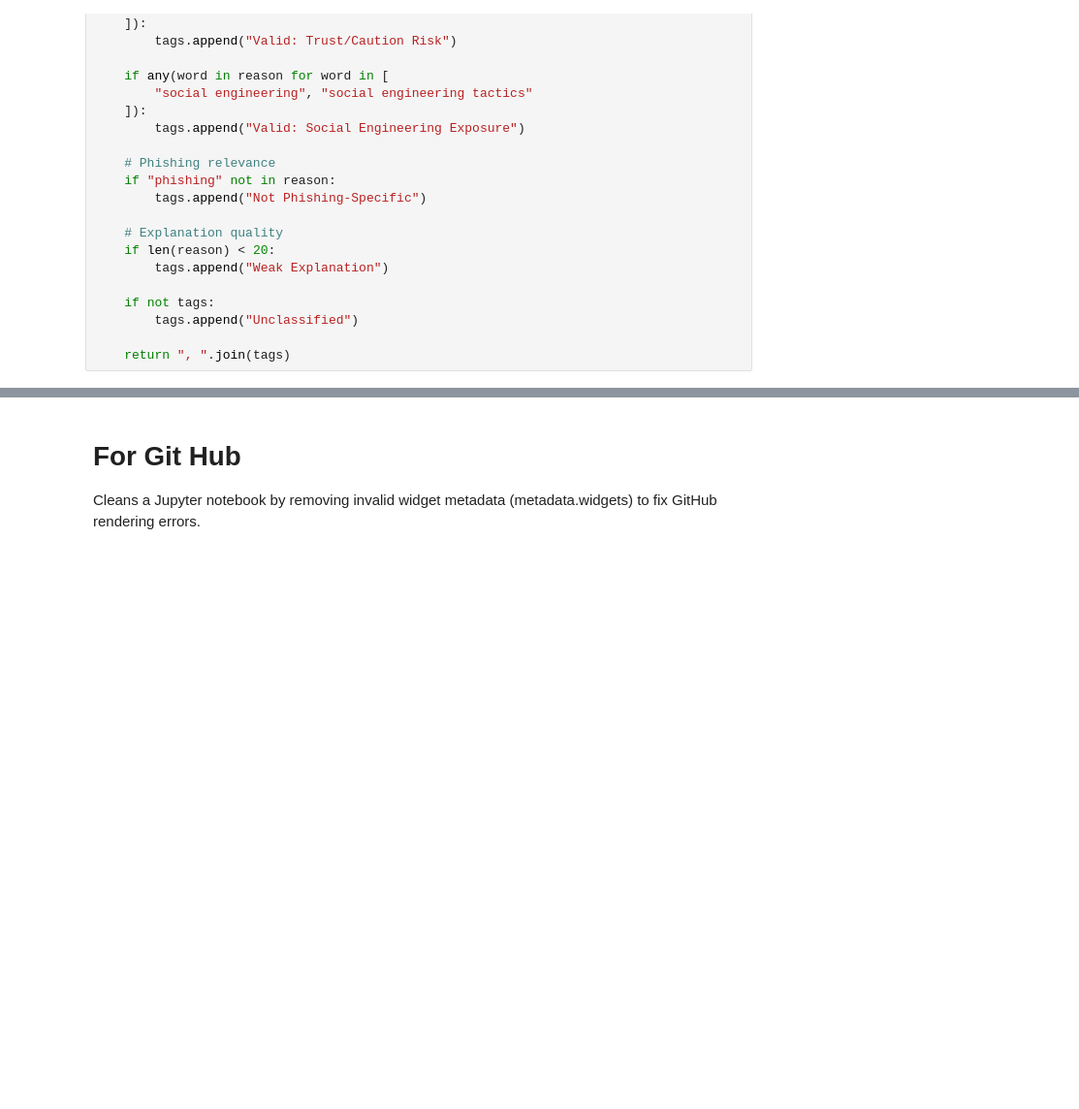
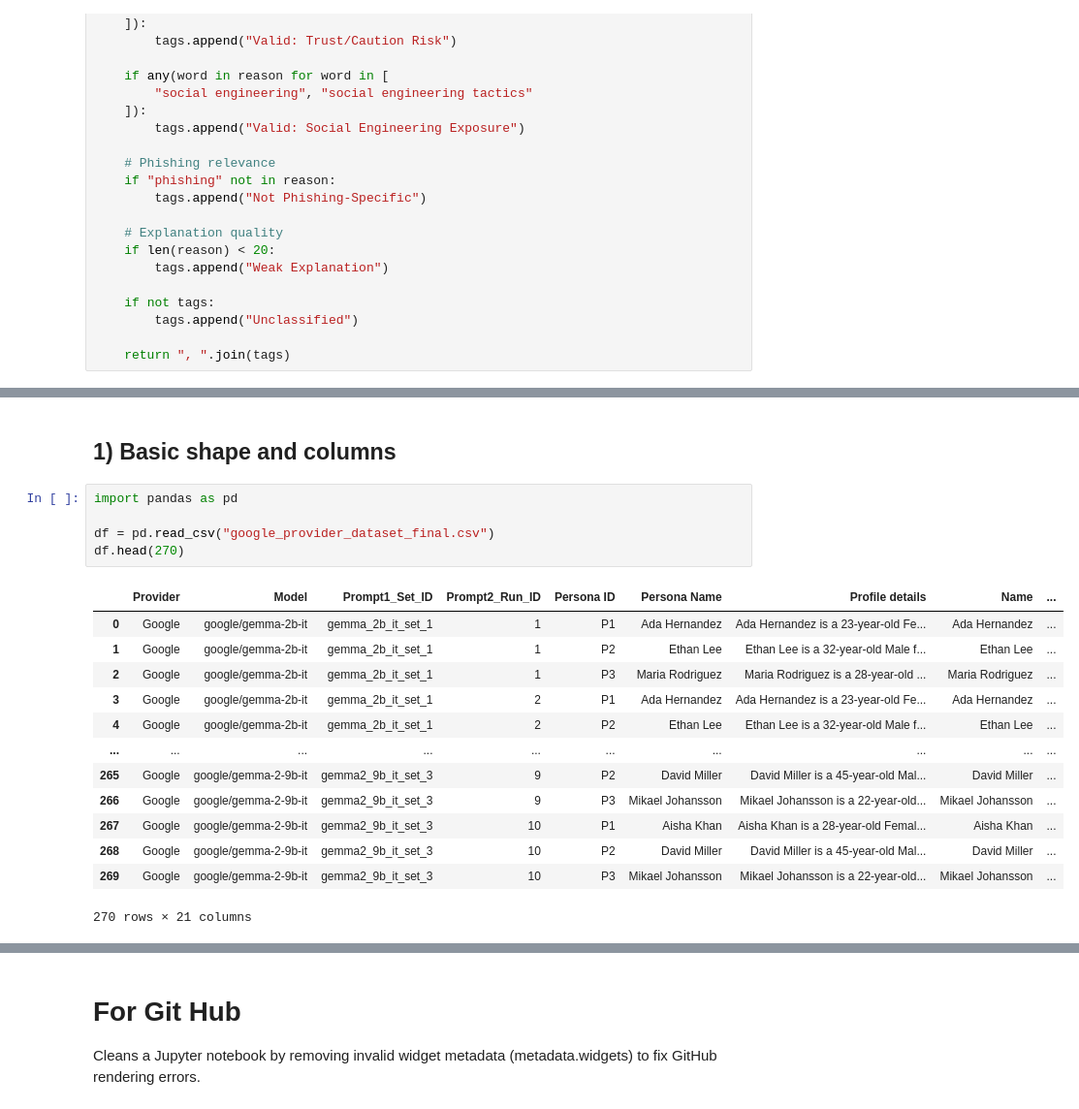
Before and after one commit to Sahar-Hassan5588/Assignment2-Advanced-Topics, a Jupyter notebook: Dataset_Generation_GoogleProvider.ipynb, the cells around one changed output, grey strips where cells are left out. Shown at 97% size. Cells and saved outputs as stored; diff of their text form; blank space fills up the shorter version.

```diff
--- a/Dataset_Generation_GoogleProvider.ipynb
+++ b/Dataset_Generation_GoogleProvider.ipynb
@@ -967,0 +1795,21 @@ len(df_google)
+# %% [markdown]
+## 1) Basic shape and columns
+# %%
+import pandas as pd
+
+df = pd.read_csv("google_provider_dataset_final.csv")
+df.head(270)
+# %% [output]
+|  | Provider | Model | Prompt1_Set_ID | Prompt2_Run_ID | Persona ID | Persona Name | Profile details | Name | ... |
+| 0 | Google | google/gemma-2b-it | gemma_2b_it_set_1 | 1 | P1 | Ada Hernandez | Ada Hernandez is a 23-year-old Fe... | Ada Hernandez | ... |
+| 1 | Google | google/gemma-2b-it | gemma_2b_it_set_1 | 1 | P2 | Ethan Lee | Ethan Lee is a 32-year-old Male f... | Ethan Lee | ... |
+| 2 | Google | google/gemma-2b-it | gemma_2b_it_set_1 | 1 | P3 | Maria Rodriguez | Maria Rodriguez is a 28-year-old ... | Maria Rodriguez | ... |
+| 3 | Google | google/gemma-2b-it | gemma_2b_it_set_1 | 2 | P1 | Ada Hernandez | Ada Hernandez is a 23-year-old Fe... | Ada Hernandez | ... |
+| 4 | Google | google/gemma-2b-it | gemma_2b_it_set_1 | 2 | P2 | Ethan Lee | Ethan Lee is a 32-year-old Male f... | Ethan Lee | ... |
+| ... | ... | ... | ... | ... | ... | ... | ... | ... | ... |
+| 265 | Google | google/gemma-2-9b-it | gemma2_9b_it_set_3 | 9 | P2 | David Miller | David Miller is a 45-year-old Mal... | David Miller | ... |
+| 266 | Google | google/gemma-2-9b-it | gemma2_9b_it_set_3 | 9 | P3 | Mikael Johansson | Mikael Johansson is a 22-year-old... | Mikael Johansson | ... |
+| 267 | Google | google/gemma-2-9b-it | gemma2_9b_it_set_3 | 10 | P1 | Aisha Khan | Aisha Khan is a 28-year-old Femal... | Aisha Khan | ... |
+| 268 | Google | google/gemma-2-9b-it | gemma2_9b_it_set_3 | 10 | P2 | David Miller | David Miller is a 45-year-old Mal... | David Miller | ... |
+| 269 | Google | google/gemma-2-9b-it | gemma2_9b_it_set_3 | 10 | P3 | Mikael Johansson | Mikael Johansson is a 22-year-old... | Mikael Johansson | ... |
+270 rows × 21 columns
```
Also changed, not shown: parts of 106 cells of this notebook.
